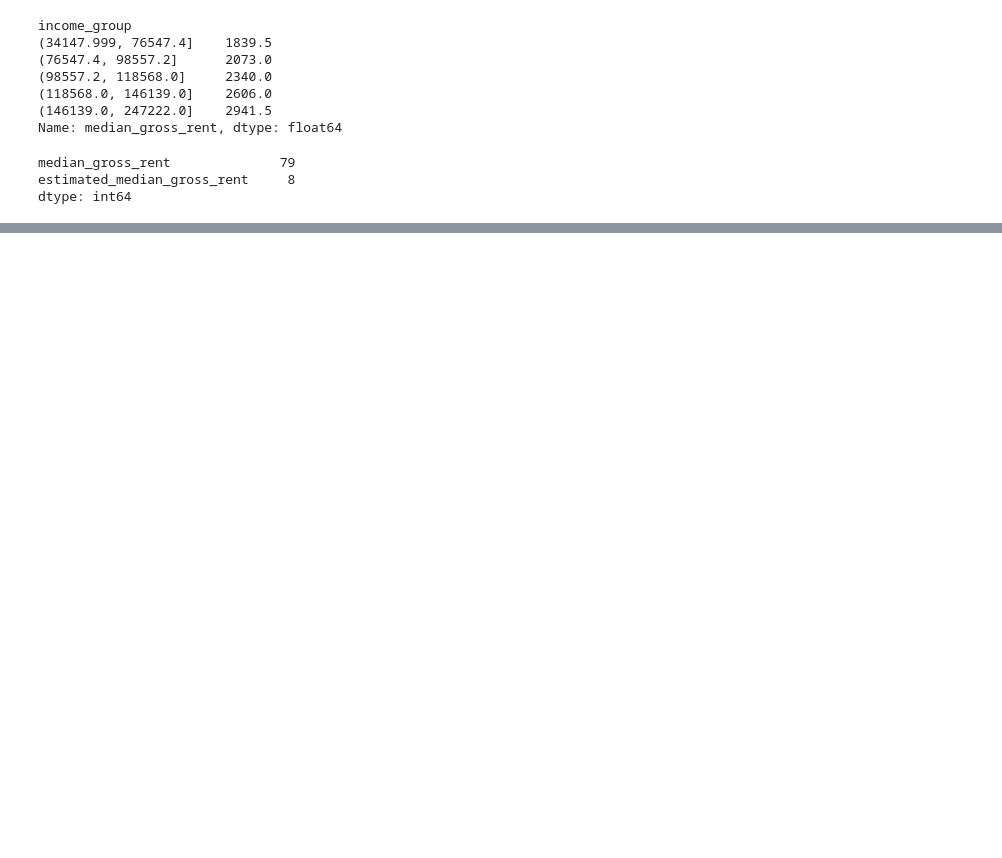
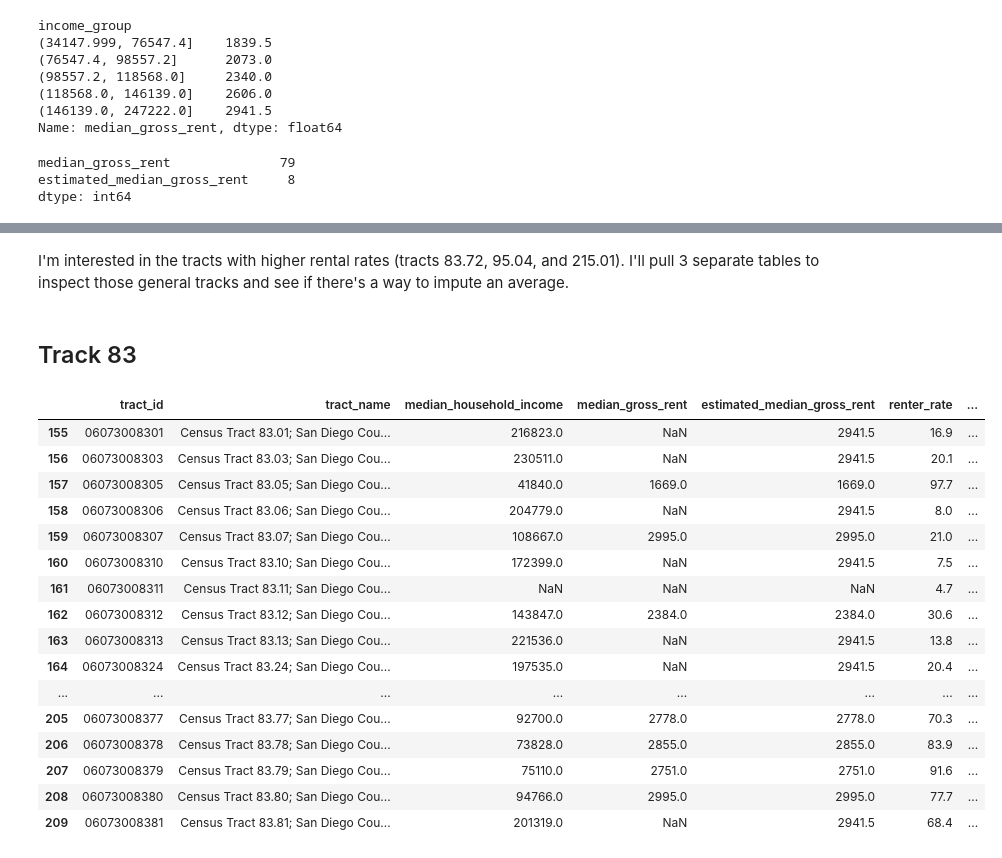
Before and after one commit to coco-martinez/san-diego-neighborhood-opportunity, a Jupyter notebook: notebooks/07_eda.ipynb, the cells around one changed output, grey strips where cells are left out. Saved outputs shown, nothing was run; the diff lists cells and outputs as text; code cells hidden in the pictures; blank space fills up the shorter version.

```diff
--- a/notebooks/07_eda.ipynb
+++ b/notebooks/07_eda.ipynb
@@ -657,0 +684,44 @@ dtype: int64
+# %% [markdown]
+I'm interested in the tracts with higher rental rates (tracts 83.72, 95.04, and 215.01). I'll pull 3 separate tables to inspect those general tracks and see if there's a way to impute an average.
+# %% [markdown]
+## Track 83
+# %%
+# reviewing tract 83 areas
+
+tract_83_table = df[
+    df['tract_name'].str.contains(
+        r'Census Tract 83\.',
+        regex=True,
+        na=False
+    )][
+    [
+        'tract_id',
+        'tract_name',
+        'median_household_income',
+        'median_gross_rent',
+        'estimated_median_gross_rent',
+        'renter_rate',
+        'poverty_rate',
+        'vacancy_rate',
+        'total_households'
+    ]].sort_values('tract_name')
+
+tract_83_table
+# %% [output]
+|  | tract_id | tract_name | median_household_income | median_gross_rent | estimated_median_gross_rent | renter_rate | ... |
+| 155 | 06073008301 | Census Tract 83.01; San Diego Cou... | 216823.0 | NaN | 2941.5 | 16.9 | ... |
+| 156 | 06073008303 | Census Tract 83.03; San Diego Cou... | 230511.0 | NaN | 2941.5 | 20.1 | ... |
+| 157 | 06073008305 | Census Tract 83.05; San Diego Cou... | 41840.0 | 1669.0 | 1669.0 | 97.7 | ... |
+| 158 | 06073008306 | Census Tract 83.06; San Diego Cou... | 204779.0 | NaN | 2941.5 | 8.0 | ... |
+| 159 | 06073008307 | Census Tract 83.07; San Diego Cou... | 108667.0 | 2995.0 | 2995.0 | 21.0 | ... |
+| 160 | 06073008310 | Census Tract 83.10; San Diego Cou... | 172399.0 | NaN | 2941.5 | 7.5 | ... |
+| 161 | 06073008311 | Census Tract 83.11; San Diego Cou... | NaN | NaN | NaN | 4.7 | ... |
+| 162 | 06073008312 | Census Tract 83.12; San Diego Cou... | 143847.0 | 2384.0 | 2384.0 | 30.6 | ... |
+| 163 | 06073008313 | Census Tract 83.13; San Diego Cou... | 221536.0 | NaN | 2941.5 | 13.8 | ... |
+| 164 | 06073008324 | Census Tract 83.24; San Diego Cou... | 197535.0 | NaN | 2941.5 | 20.4 | ... |
+| ... | ... | ... | ... | ... | ... | ... | ... |
+| 205 | 06073008377 | Census Tract 83.77; San Diego Cou... | 92700.0 | 2778.0 | 2778.0 | 70.3 | ... |
+| 206 | 06073008378 | Census Tract 83.78; San Diego Cou... | 73828.0 | 2855.0 | 2855.0 | 83.9 | ... |
+| 207 | 06073008379 | Census Tract 83.79; San Diego Cou... | 75110.0 | 2751.0 | 2751.0 | 91.6 | ... |
+| 208 | 06073008380 | Census Tract 83.80; San Diego Cou... | 94766.0 | 2995.0 | 2995.0 | 77.7 | ... |
+| 209 | 06073008381 | Census Tract 83.81; San Diego Cou... | 201319.0 | NaN | 2941.5 | 68.4 | ... |
```
Also changed, not shown: parts of 39 cells of this notebook.
